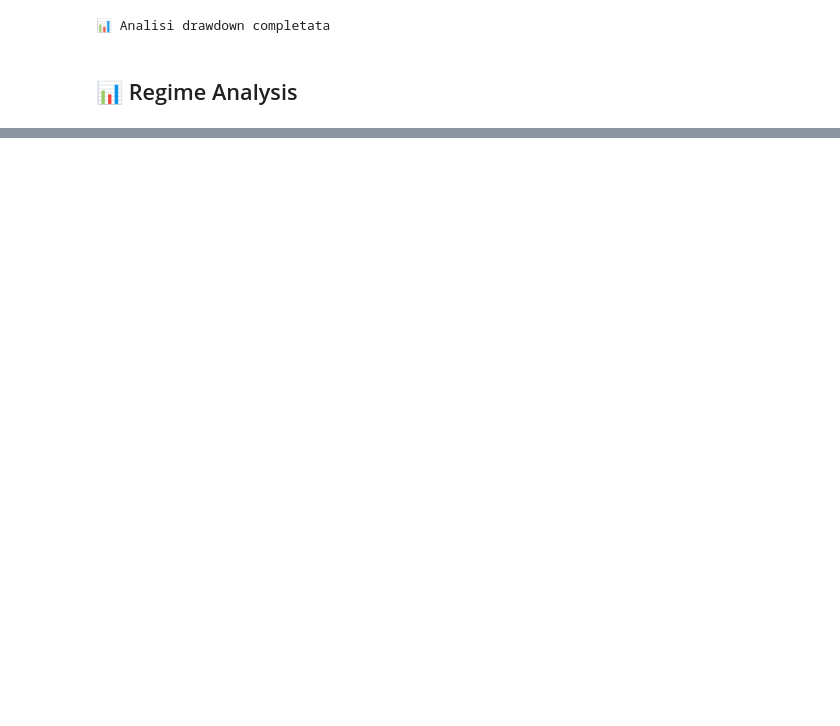
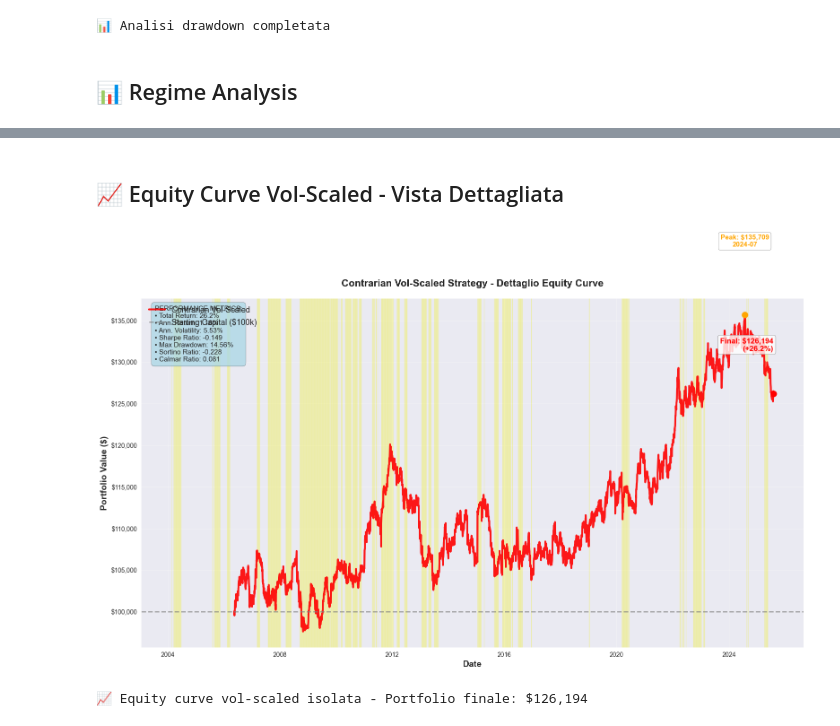
Before and after one commit to edoardoCame/fx_mom, a Jupyter notebook: contrarian_vol_scaling.ipynb, the cells around one changed output, grey strips where cells are left out. Saved outputs shown, nothing was run; the diff lists cells and outputs as text; code cells hidden in the pictures; blank space fills up the shorter version.

```diff
--- a/contrarian_vol_scaling.ipynb
+++ b/contrarian_vol_scaling.ipynb
@@ -536,2 +549,81 @@ Low Vol (1010 giorni):
    • % giorni con scaling < 1: 100.0%
    • % giorni con scaling > 1: 0.0%
+# %% [markdown]
+## 📈 Equity Curve Vol-Scaled - Vista Dettagliata
+# %%
+# Plot isolato dell'equity curve vol-scaled con vista dettagliata
+fig, ax = plt.subplots(1, 1, figsize=(16, 10))
+
+# Plot principale vol-scaled
+vol_scaled_values = engine_scaled.portfolio_value.values
+vol_scaled_dates = engine_scaled.portfolio_value.index
+
+ax.plot(vol_scaled_dates, vol_scaled_values,
+        linewidth=3, color='red', label='Contrarian Vol-Scaled', alpha=0.9)
+
+# Linea capitale iniziale
+ax.axhline(y=100000, color='gray', linestyle='--', alpha=0.7,
+           linewidth=2, label='Starting Capital ($100k)')
+
+# Evidenzia punti chiave
+final_value = vol_scaled_values[-1]
+peak_value = vol_scaled_values.max()
+peak_date = vol_scaled_dates[np.argmax(vol_scaled_values)]
+
+# Punto finale
+ax.scatter(vol_scaled_dates[-1], final_value, color='red', s=100, zorder=5)
+ax.annotate(f'Final: ${final_value:,.0f}\n({((final_value/100000)-1)*100:+.1f}%)',
+            xy=(vol_scaled_dates[-1], final_value),
+            xytext=(vol_scaled_dates[-1], final_value + 5000),
+            fontsize=12, fontweight='bold', color='red',
+            ha='right', va='bottom',
+            bbox=dict(boxstyle='round,pad=0.3', facecolor='white', alpha=0.8))
+
+# Punto di picco
+ax.scatter(peak_date, peak_value, color='orange', s=100, zorder=5)
+ax.annotate(f'Peak: ${peak_value:,.0f}\n{peak_date.strftime("%Y-%m")}',
+            xy=(peak_date, peak_value),
+            xytext=(peak_date, peak_value + 8000),
+            fontsize=11, fontweight='bold', color='orange',
+            ha='center', va='bottom',
+            bbox=dict(boxstyle='round,pad=0.3', facecolor='white', alpha=0.8))
+
+# Formattazione
+ax.set_title('Contrarian Vol-Scaled Strategy - Dettaglio Equity Curve',
+             fontsize=16, fontweight='bold', pad=20)
+ax.set_ylabel('Portfolio Value ($)', fontsize=14, fontweight='bold')
+ax.set_xlabel('Date', fontsize=14, fontweight='bold')
+ax.legend(fontsize=13, loc='upper left')
+ax.grid(True, alpha=0.3)
+
+# Formattazione asse Y
+ax.yaxis.set_major_formatter(plt.FuncFormatter(lambda x, p: f'${x:,.0f}'))
+
+# Statistiche nel plot
+stats_text = f'''PERFORMANCE METRICS:
+• Total Return: {((final_value/100000)-1)*100:.1f}%
+• Ann. Return: {metrics_scaled["Annualized Return (%)"]:.2f}%
+• Ann. Volatility: {metrics_scaled["Annualized Volatility (%)"]:.2f}%
+• Sharpe Ratio: {metrics_scaled["Sharpe Ratio"]:.3f}
+• Max Drawdown: {metrics_scaled["Maximum Drawdown (%)"]:.2f}%
+• Sortino Ratio: {metrics_scaled["Sortino Ratio"]:.3f}
+• Calmar Ratio: {metrics_scaled["Calmar Ratio"]:.3f}'''
+
+ax.text(0.02, 0.98, stats_text, transform=ax.transAxes,
+        fontsize=11, verticalalignment='top',
+        bbox=dict(boxstyle='round,pad=0.5', facecolor='lightblue', alpha=0.8))
+
+# Aggiungi background shading per periodi di alta volatilità
+high_vol_periods = portfolio_vol > vol_percentiles[0.75]
+for start, end in zip(portfolio_vol[high_vol_periods].index[:-1],
+                     portfolio_vol[high_vol_periods].index[1:]):
+    if (end - start).days < 10:  # Solo per periodi consecutivi
+        ax.axvspan(start, end, alpha=0.1, color='yellow', label='High Vol Period' if start == portfolio_vol[high_vol_periods].index[0] else "")
+
+plt.tight_layout()
+plt.show()
+
+print(f"📈 Equity curve vol-scaled isolata - Portfolio finale: ${final_value:,.0f}")
+# %% [output]
+[figure, added]
+📈 Equity curve vol-scaled isolata - Portfolio finale: $126,194
```
Also changed, not shown: parts of 9 cells of this notebook, 3 other files.
